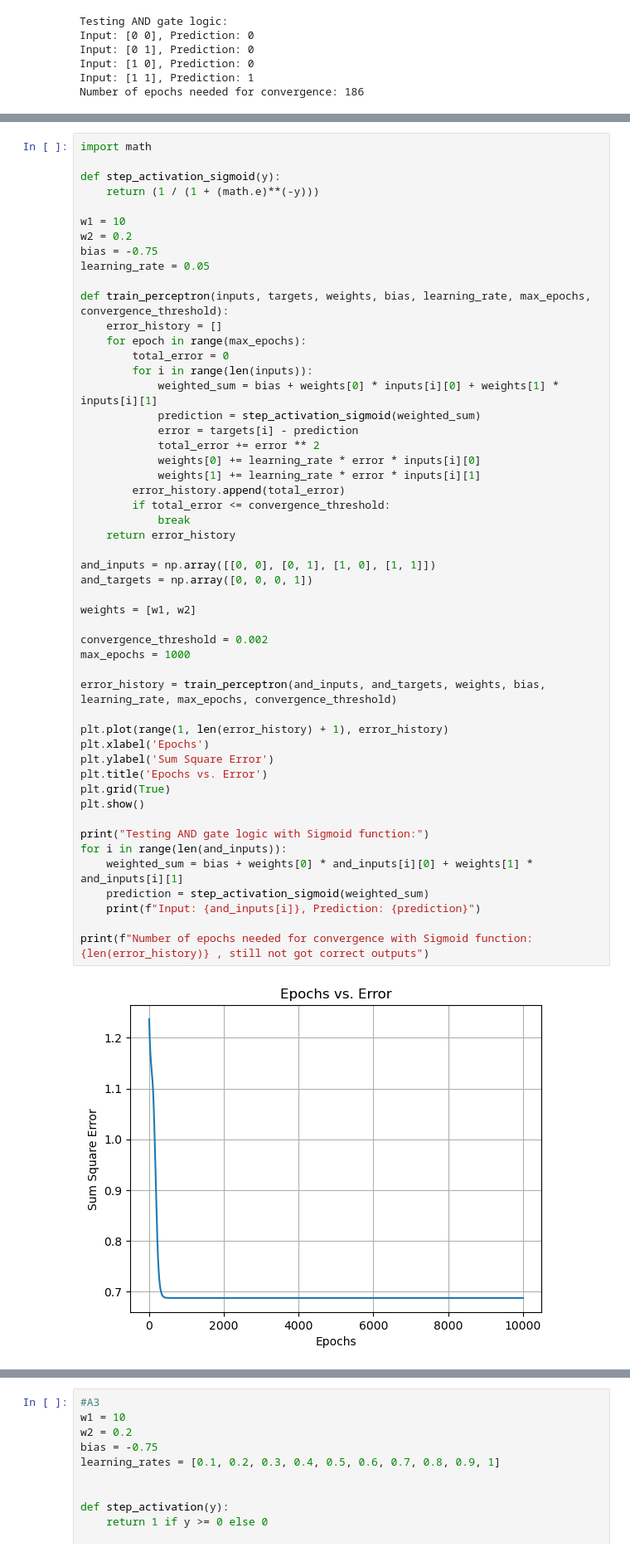
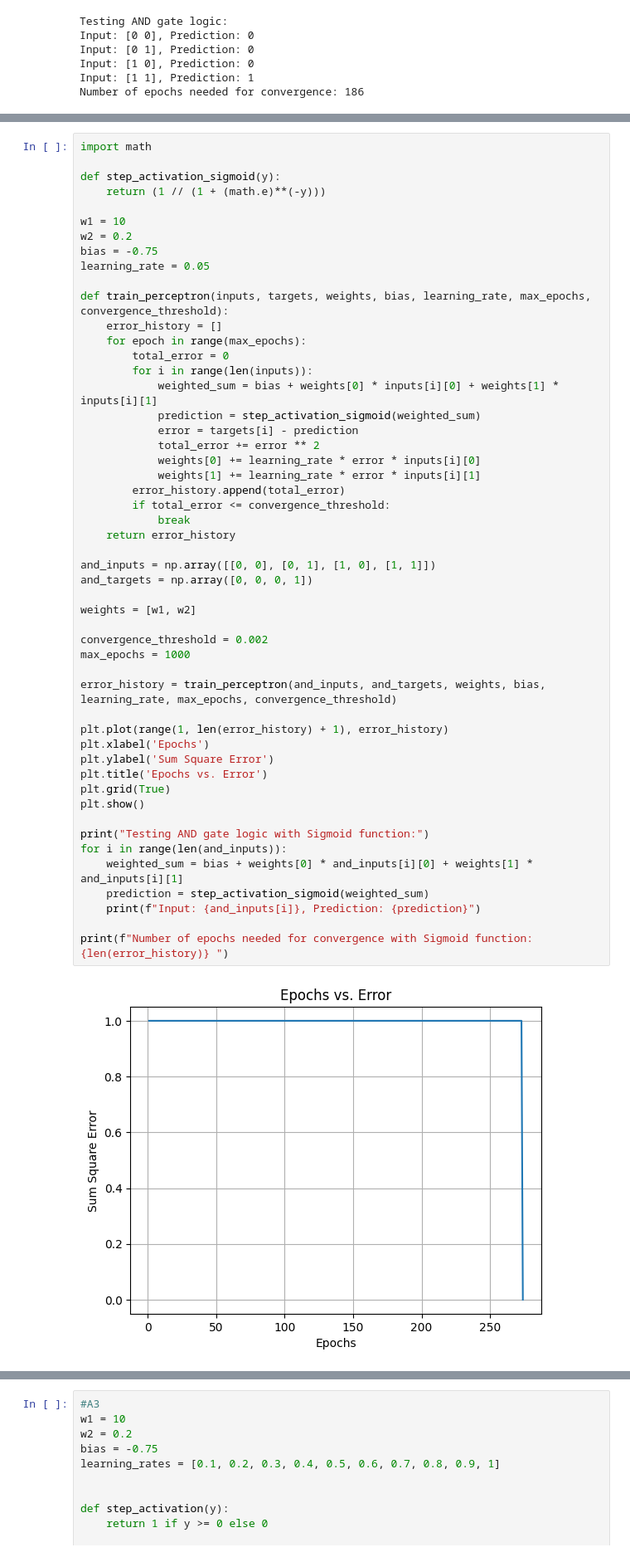
Before and after one commit to pk24100/ML-Assignments, a Jupyter notebook: lab5_ml.ipynb, the cells around one changed output, grey strips where cells are left out. Shown at 83% size. Cells and saved outputs as stored; diff of their text form.

```diff
--- a/lab5_ml.ipynb
+++ b/lab5_ml.ipynb
@@ -128,7 +132,7 @@ Number of epochs needed for convergence with Bi-Polar Step function: 1000 ,still
 import math
 
 def step_activation_sigmoid(y):
-    return (1 / (1 + (math.e)**(-y)))
+    return (1 // (1 + (math.e)**(-y)))
 
 w1 = 10
 w2 = 0.2
@@ -148,33 +152,33 @@ def train_perceptron(inputs, targets, weights, bias, learning_rate, max_epochs,
             weights[1] += learning_rate * error * inputs[i][1]
         error_history.append(total_error)
         if total_error <= convergence_threshold:
             break
     return error_history
 
 and_inputs = np.array([[0, 0], [0, 1], [1, 0], [1, 1]])
 and_targets = np.array([0, 0, 0, 1])
 
 weights = [w1, w2]
 
 convergence_threshold = 0.002
 max_epochs = 1000
 
 error_history = train_perceptron(and_inputs, and_targets, weights, bias, learning_rate, max_epochs, convergence_threshold)
 
 plt.plot(range(1, len(error_history) + 1), error_history)
 plt.xlabel('Epochs')
 plt.ylabel('Sum Square Error')
 plt.title('Epochs vs. Error')
 plt.grid(True)
 plt.show()
 
 print("Testing AND gate logic with Sigmoid function:")
 for i in range(len(and_inputs)):
     weighted_sum = bias + weights[0] * and_inputs[i][0] + weights[1] * and_inputs[i][1]
     prediction = step_activation_sigmoid(weighted_sum)
     print(f"Input: {and_inputs[i]}, Prediction: {prediction}")
 
-print(f"Number of epochs needed for convergence with Sigmoid function: {len(error_history)} , still not got correct outputs")
+print(f"Number of epochs needed for convergence with Sigmoid function: {len(error_history)} ")
 # %% [output]
-[figure, old version]
+[figure, new version]
 Testing AND gate logic with Sigmoid function:
```
Also changed, not shown: parts of 13 cells of this notebook, 4 other files.
